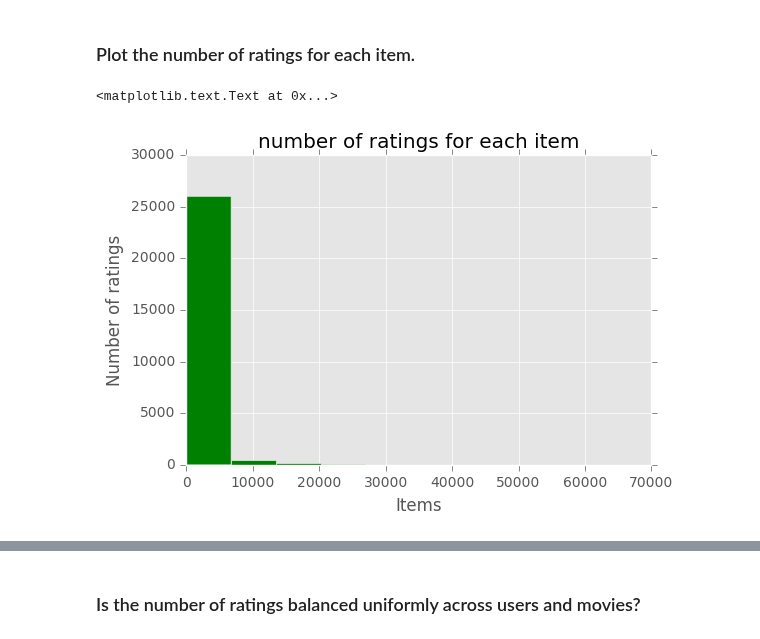
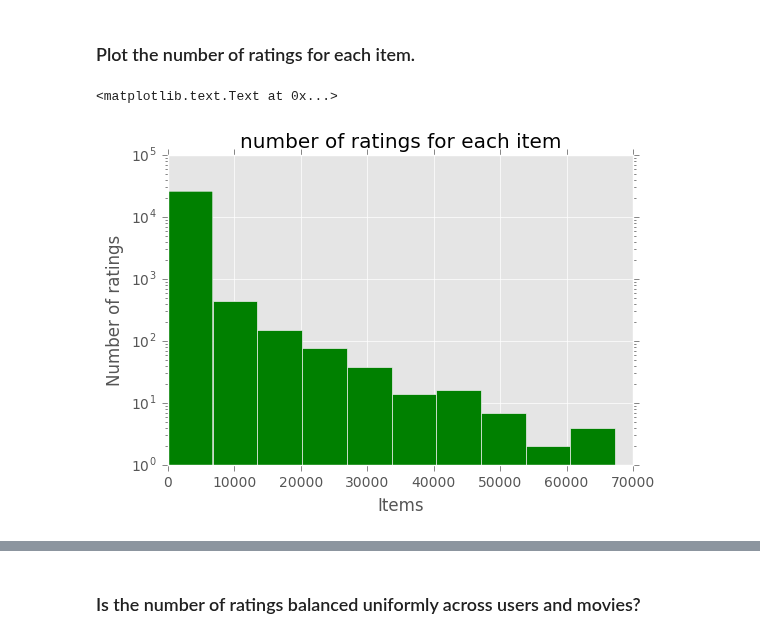
Before and after one commit to roblan11/InternetAnalyticsProject, a Jupyter notebook: ix-lab3/lab3-recsys.ipynb, the cells around one changed output, grey strips where cells are left out. Saved outputs shown, nothing was run; the diff lists cells and outputs as text; code cells hidden in the pictures.

```diff
--- a/ix-lab3/lab3-recsys.ipynb
+++ b/ix-lab3/lab3-recsys.ipynb
@@ -54,10 +44,10 @@ plt.loglog(sorted(movieRating_val))
 ### Plot the number of ratings for each item.
 # %%
 itemRating_val = [x[1] for x in movieRating]
-plt.hist(itemRating_val, facecolor='green')
+plt.hist(itemRating_val, facecolor='green', log=True)
 plt.title("number of ratings for each item")
 plt.xlabel("Items")
 plt.ylabel("Number of ratings")
 # %% [output]
 <matplotlib.text.Text at 0x...>
-[figure, old version]
+[figure, new version]
```
Also changed, not shown: parts of 14 cells of this notebook, 1 other file.
